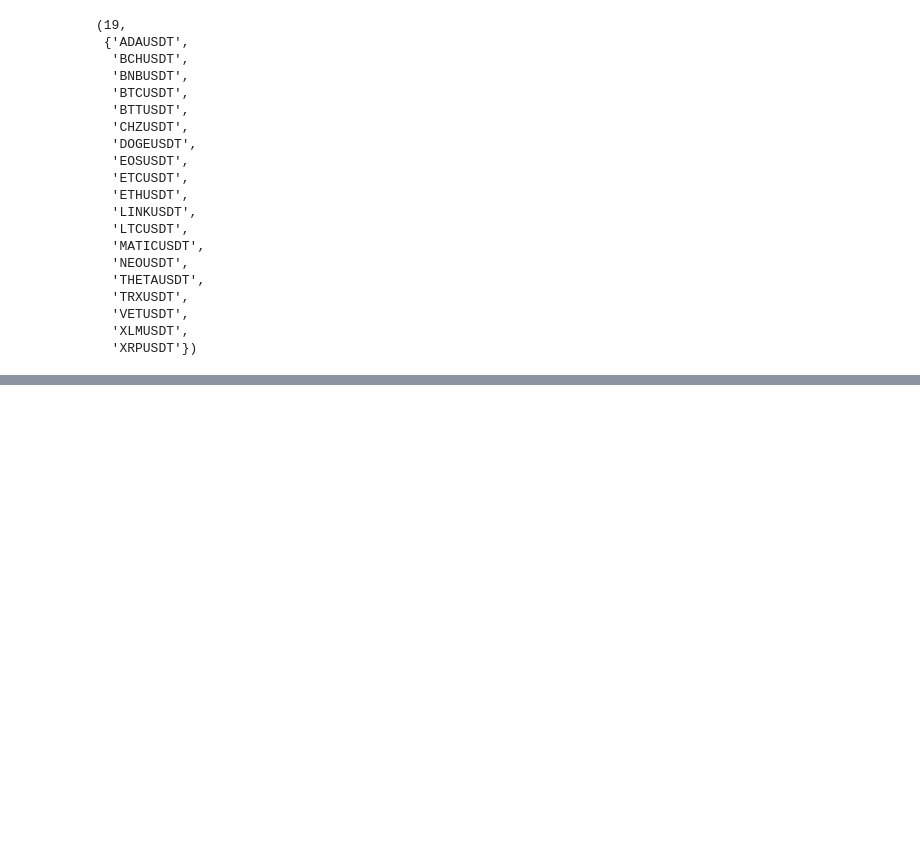
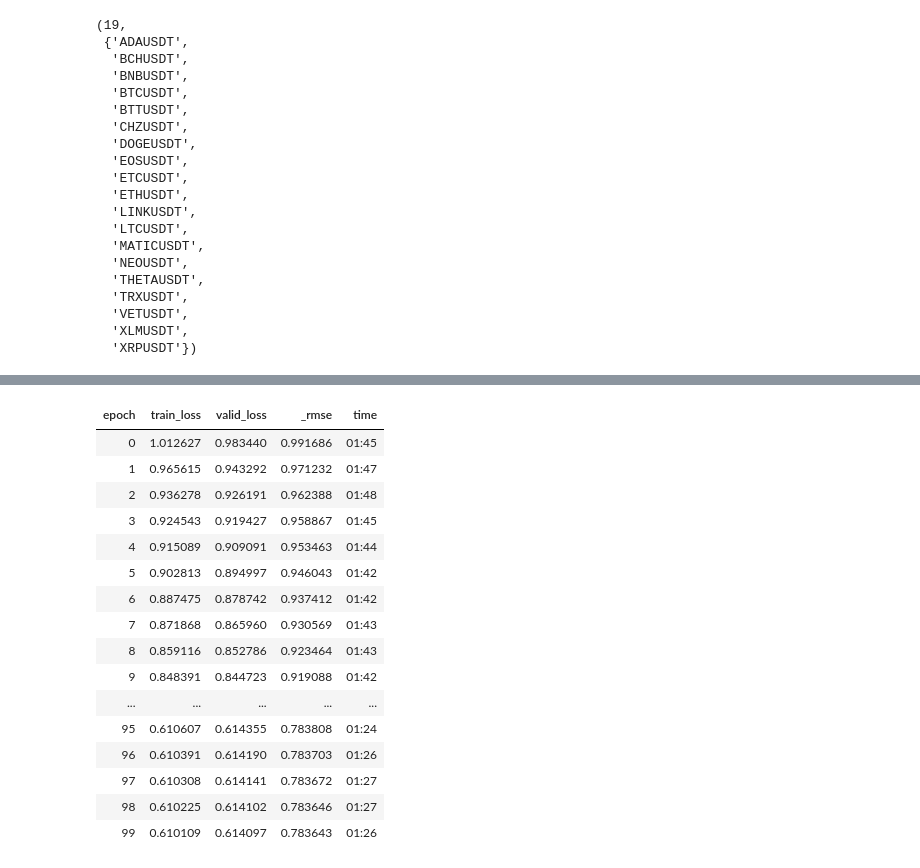
Before and after one commit to strombom/puffin-trader, a Jupyter notebook: BitNet/learn.ipynb, the cells around one changed output, grey strips where cells are left out. Saved outputs shown, nothing was run; the diff lists cells and outputs as text; code cells hidden in the pictures; blank space fills up the shorter version.

```diff
--- a/BitNet/learn.ipynb
+++ b/BitNet/learn.ipynb
@@ -92,3 +74,23 @@ learn.fit_one_cycle(50)
+# %%
+learn.fit_one_cycle(100)
+# %% [output]
+| epoch | train_loss | valid_loss | _rmse | time |
+| 0 | 1.012627 | 0.983440 | 0.991686 | 01:45 |
+| 1 | 0.965615 | 0.943292 | 0.971232 | 01:47 |
+| 2 | 0.936278 | 0.926191 | 0.962388 | 01:48 |
+| 3 | 0.924543 | 0.919427 | 0.958867 | 01:45 |
+| 4 | 0.915089 | 0.909091 | 0.953463 | 01:44 |
+| 5 | 0.902813 | 0.894997 | 0.946043 | 01:42 |
+| 6 | 0.887475 | 0.878742 | 0.937412 | 01:42 |
+| 7 | 0.871868 | 0.865960 | 0.930569 | 01:43 |
+| 8 | 0.859116 | 0.852786 | 0.923464 | 01:43 |
+| 9 | 0.848391 | 0.844723 | 0.919088 | 01:42 |
+| ... | ... | ... | ... | ... |
+| 95 | 0.610607 | 0.614355 | 0.783808 | 01:24 |
+| 96 | 0.610391 | 0.614190 | 0.783703 | 01:26 |
+| 97 | 0.610308 | 0.614141 | 0.783672 | 01:27 |
+| 98 | 0.610225 | 0.614102 | 0.783646 | 01:27 |
+| 99 | 0.610109 | 0.614097 | 0.783643 | 01:26 |
 # %%
 learn.show_results(max_n=50)
 # %% [output]
```
Also changed, not shown: parts of 8 cells of this notebook.
